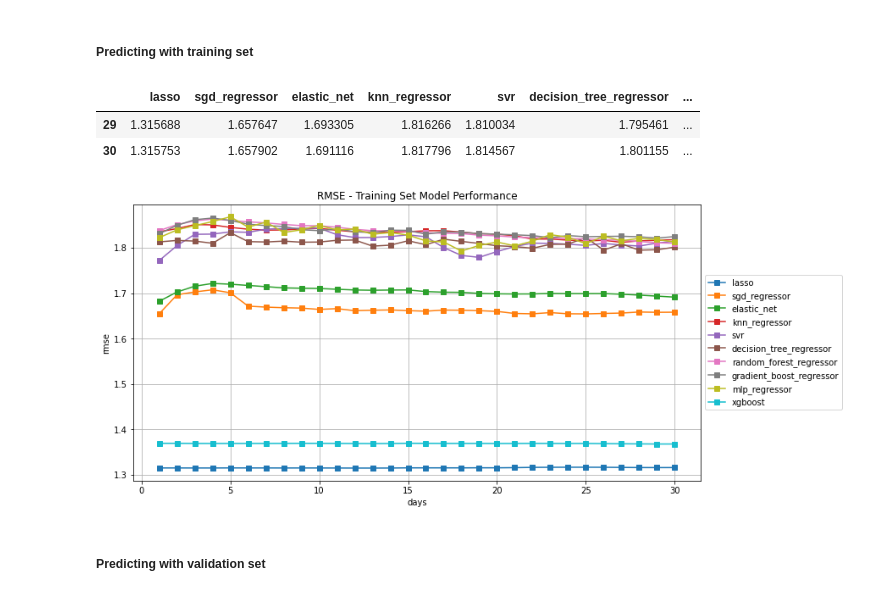
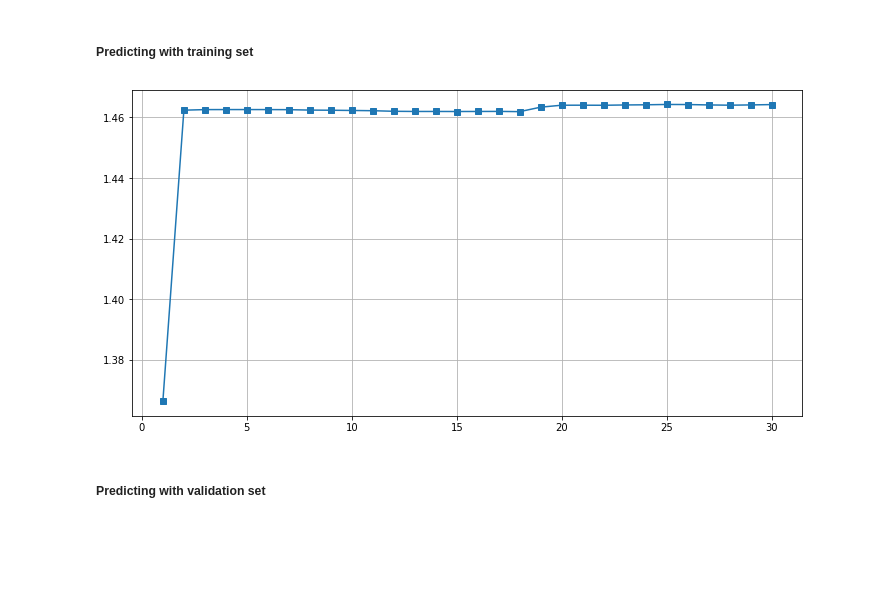
Before and after one commit to terrill11/spy_trend, a Jupyter notebook: models/multi_step_forecasting/spy_trend_recursive.ipynb, the cells around one changed output. Saved outputs shown, nothing was run; the diff lists cells and outputs as text; code cells hidden in the pictures; blank space fills up the shorter version.

Commit message:
training model on train set

```diff
--- a/models/multi_step_forecasting/spy_trend_recursive.ipynb
+++ b/models/multi_step_forecasting/spy_trend_recursive.ipynb
@@ -75,7 +63,7 @@ Also note, for the individual sector ETFs, I will use Vanguard ETFs instead of S
 # %%
 etfs = ['QQQ', 'IWM', 'TLT', 'IEF', 'VNQ', 'VGT', 'VHT', 'VFH', 'VCR', 'VIS', 'VDC', 'VPU', 'VDE', 'VAW', 'VOX']
 
-futures = ['CL=F', 'GC=F', 'SI=F', 'ZF=F', 'ZN=F']
+futures = ['Crude_Oil_WTI']
 # %%
 %%capture
 
@@ -316,9 +257,8 @@ actual_results = main_df.iloc[-days_to_predict:].copy()
 cols_to_normalize = ['SPY_Volume', 'QQQ', 'QQQ_Volume', 'IWM', 'IWM_Volume', 'TLT', 'TLT_Volume', 'IEF',
                      'IEF_Volume', 'VNQ', 'VNQ_Volume', 'VGT', 'VGT_Volume', 'VHT', 'VHT_Volume', 'VFH',
                      'VFH_Volume', 'VCR', 'VCR_Volume', 'VIS', 'VIS_Volume', 'VDC', 'VDC_Volume', 'VPU',
-                     'VPU_Volume', 'VDE', 'VDE_Volume', 'VAW', 'VAW_Volume', 'VOX', 'VOX_Volume', 'CL=F',
-                     'CL=F_Volume', 'GC=F', 'GC=F_Volume', 'SI=F', 'SI=F_Volume', 'ZF=F', 'ZF=F_Volume',
-                     'ZN=F', 'ZN=F_Volume', 'CPI', 'M1_Supply', 'M2_Supply', 'USD_JPY', 'USD_CHF', 'USD_PLN',
+                     'VPU_Volume', 'VDE', 'VDE_Volume', 'VAW', 'VAW_Volume', 'VOX', 'VOX_Volume', 'Crude_Oil_WTI',
+                     'Crude_Oil_WTI_Volume', 'M1_Supply', 'M2_Supply', 'USD_JPY', 'USD_CHF', 'USD_PLN',
                      'USD_CNY', 'USD_HUF', 'USD_RUB', 'USD_CAD', 'USD_RON', 'USD_INR', 'USD_AUD', 'USD_HKD',
                      'USD_SEK', 'USD_SGD', 'XAU_USD', 'DXY', 'VIX', 'SPY_target_1d', 'SPY_target_2d',
                      'SPY_target_3d', 'SPY_target_4d', 'SPY_target_5d', 'SPY_target_6d', 'SPY_target_7d',
@@ -510,35 +430,28 @@ for name, model in models.items():
 # %%
-train_rmse_results = pd.DataFrame(index=range(1, days_to_predict+1))
+train_rmse_results = []
 
-for name in models.keys():
-    rmse_per_day = []
-    for day in range(1, days_to_predict+1):
-        rmse_score = math.sqrt(mean_squared_error(y_train[f'SPY_target_{day}d'], train_results[name][day]))
-        rmse_per_day.append(rmse_score)
-    train_rmse_results[name] = rmse_per_day
-
-train_rmse_results.tail(2)
+for day in range(1, days_to_predict+1):
+    rmse_score = math.sqrt(mean_squared_error(y_train[f'SPY_target_{day}d'], train_results[day-1]))
+    train_rmse_results.append(rmse_score)
-# %% [output]
-|  | lasso | sgd_regressor | elastic_net | knn_regressor | svr | decision_tree_regressor | ... |
-| 29 | 1.315688 | 1.657647 | 1.693305 | 1.816266 | 1.810034 | 1.795461 | ... |
-| 30 | 1.315753 | 1.657902 | 1.691116 | 1.817796 | 1.814567 | 1.801155 | ... |
 # %%
 # # plotting results
 rcParams['figure.figsize'] = 12, 6
 
-legend_list = ['lasso']
-ax = train_rmse_results['lasso'].plot(x='days', y='rmse', marker='s', grid=True)
+# legend_list = ['lasso']
+# ax = train_rmse_results['lasso'].plot(x='days', y='rmse', marker='s', grid=True)
 
-for col in train_rmse_results.columns[1:]:
-    ax = train_rmse_results[col].plot(x='x', y='rmse', marker='s', grid=True, ax=ax)
-    legend_list.append(col)
+# for col in train_rmse_results.columns[1:]:
+#     ax = train_rmse_results[col].plot(x='x', y='rmse', marker='s', grid=True, ax=ax)
+#     legend_list.append(col)
 
 # ax = train_rmse_results[model_testing].plot(style='b', marker='s', grid=True)
+plt.plot(list(range(1, days_to_predict+1)), train_rmse_results, marker='s')
 
-ax.set_xlabel('days')
-ax.set_ylabel('rmse')
-ax.set_title('RMSE - Training Set Model Performance')
-plt.legend(legend_list, loc='center left', bbox_to_anchor=(1.0, 0.5))
+plt.grid(True)
+# ax.set_xlabel('days')
+# ax.set_ylabel('rmse')
+# ax.set_title('RMSE - Training Set Model Performance')
+# plt.legend(legend_list, loc='center left', bbox_to_anchor=(1.0, 0.5))
 plt.gcf().set_facecolor('white')
 # %% [output]
-[figure, old version]
+[figure, new version]
```
Also changed, not shown: parts of 23 cells of this notebook.
